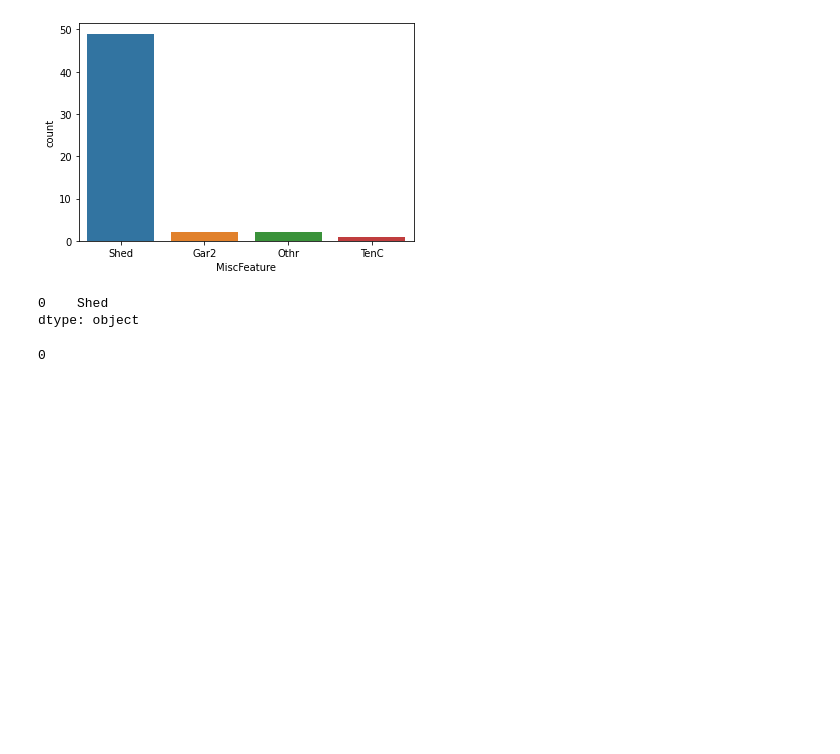
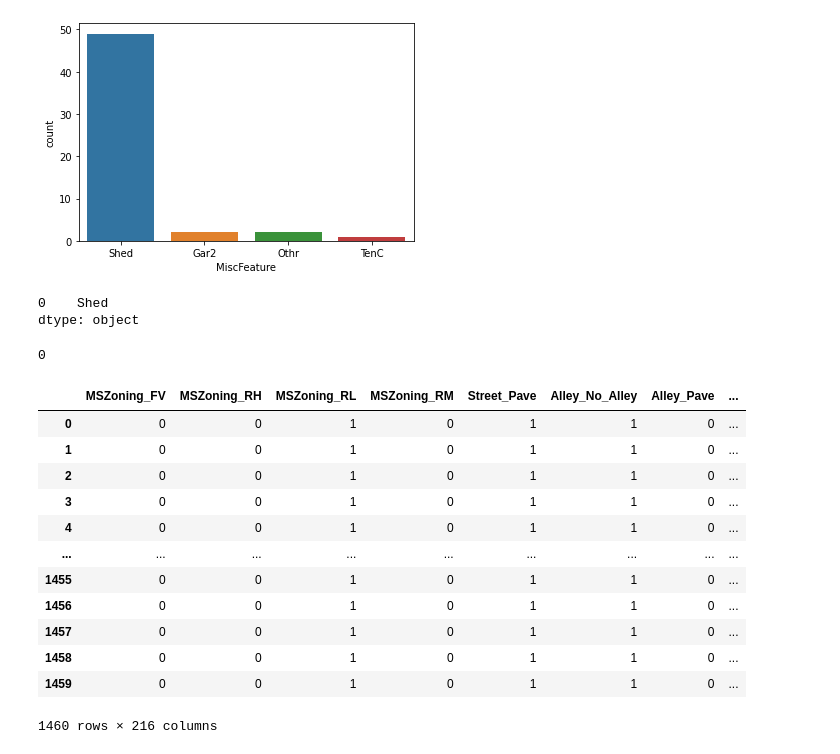
Before and after one commit to SwatiBGupta1110/ML_Regression, a Jupyter notebook: House_Price_Prediction_Using_Advanced_Regression.ipynb, the cells around one changed output. Cells and saved outputs as stored; diff of their text form; code cells hidden in the pictures; blank space fills up the shorter version.

```diff
--- a/House_Price_Prediction_Using_Advanced_Regression.ipynb
+++ b/House_Price_Prediction_Using_Advanced_Regression.ipynb
@@ -655,0 +663,2 @@ print(house_price_data["MiscFeature"].isnull().sum())
+# %%
+X_categorical=house_price_data.select_dtypes(include="object") #We are partioning on the basis if data type to encode and scale categorical features not data Nature
@@ -655,0 +667,17 @@ print(house_price_data["MiscFeature"].isnull().sum())
+# %%
+dummy_X_categorical=pd.get_dummies(X_categorical,drop_first=True)
+dummy_X_categorical
+# %% [output]
+|  | MSZoning_FV | MSZoning_RH | MSZoning_RL | MSZoning_RM | Street_Pave | Alley_No_Alley | Alley_Pave | ... |
+| 0 | 0 | 0 | 1 | 0 | 1 | 1 | 0 | ... |
+| 1 | 0 | 0 | 1 | 0 | 1 | 1 | 0 | ... |
+| 2 | 0 | 0 | 1 | 0 | 1 | 1 | 0 | ... |
+| 3 | 0 | 0 | 1 | 0 | 1 | 1 | 0 | ... |
+| 4 | 0 | 0 | 1 | 0 | 1 | 1 | 0 | ... |
+| ... | ... | ... | ... | ... | ... | ... | ... | ... |
+| 1455 | 0 | 0 | 1 | 0 | 1 | 1 | 0 | ... |
+| 1456 | 0 | 0 | 1 | 0 | 1 | 1 | 0 | ... |
+| 1457 | 0 | 0 | 1 | 0 | 1 | 1 | 0 | ... |
+| 1458 | 0 | 0 | 1 | 0 | 1 | 1 | 0 | ... |
+| 1459 | 0 | 0 | 1 | 0 | 1 | 1 | 0 | ... |
+1460 rows × 216 columns
```
Also changed, not shown: parts of 37 cells of this notebook.
